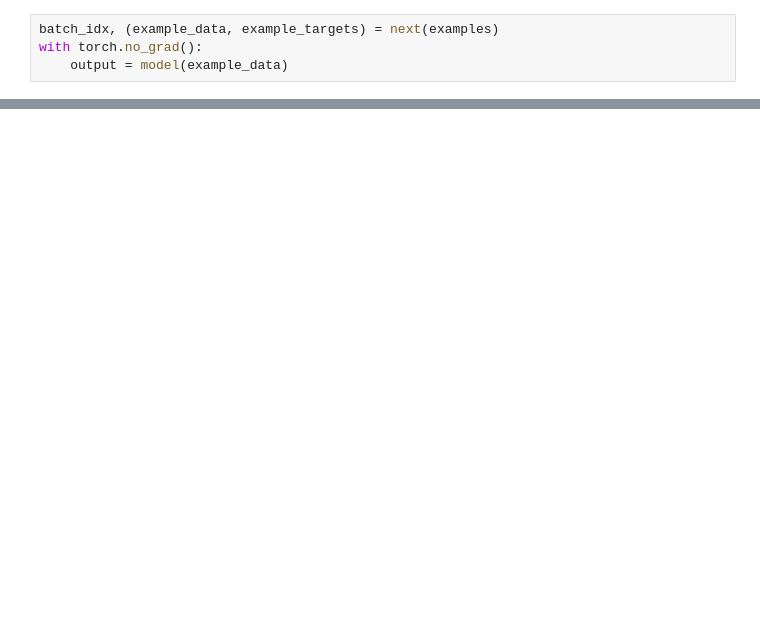
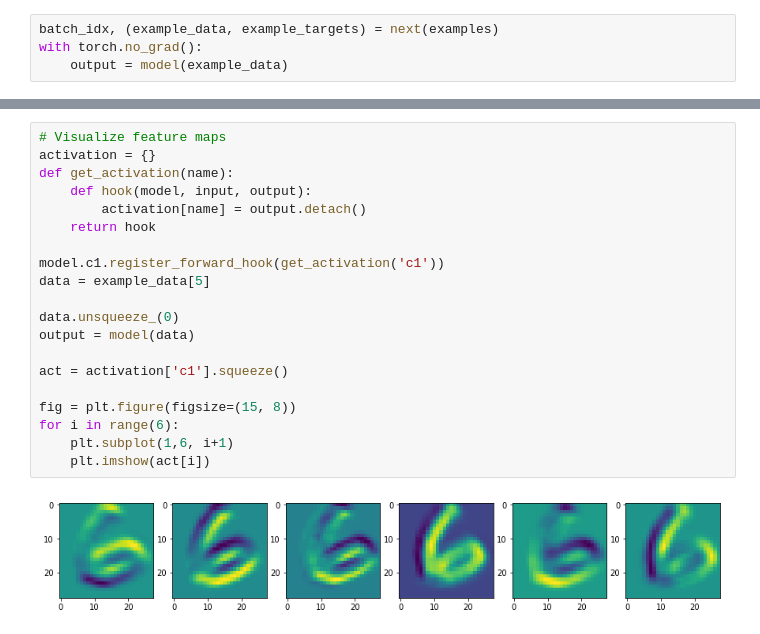
Before and after one commit to blwowski/IS7033, a Jupyter notebook: MNIST/MNIST_lenet.ipynb, the cells around one changed output, grey strips where cells are left out. Drawn from its saved outputs; the diff is of its cells as text; blank space fills up the shorter version.

```diff
--- a/MNIST/MNIST_lenet.ipynb
+++ b/MNIST/MNIST_lenet.ipynb
@@ -197,0 +200,22 @@ plt
+# %%
+# Visualize feature maps
+activation = {}
+def get_activation(name):
+    def hook(model, input, output):
+        activation[name] = output.detach()
+    return hook
+
+model.c1.register_forward_hook(get_activation('c1'))
+data = example_data[5]
+
+data.unsqueeze_(0)
+output = model(data)
+
+act = activation['c1'].squeeze()
+
+fig = plt.figure(figsize=(15, 8))
+for i in range(6):
+    plt.subplot(1,6, i+1)
+    plt.imshow(act[i])
+# %% [output]
+[figure, added]
```
Also changed, not shown: parts of 11 cells of this notebook, 1 other file.
